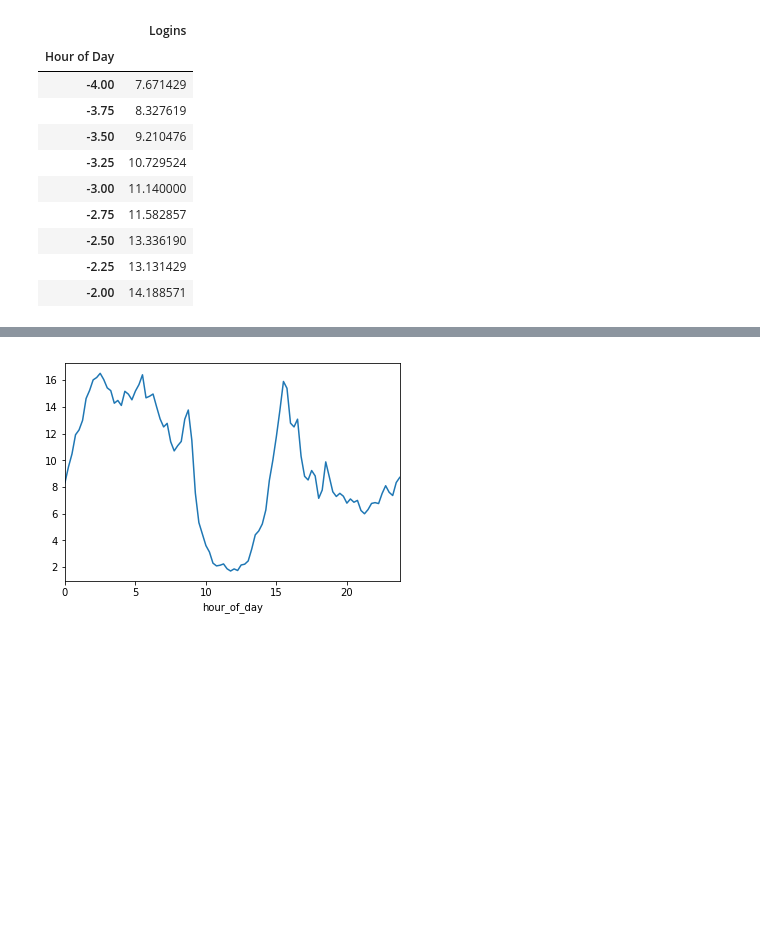
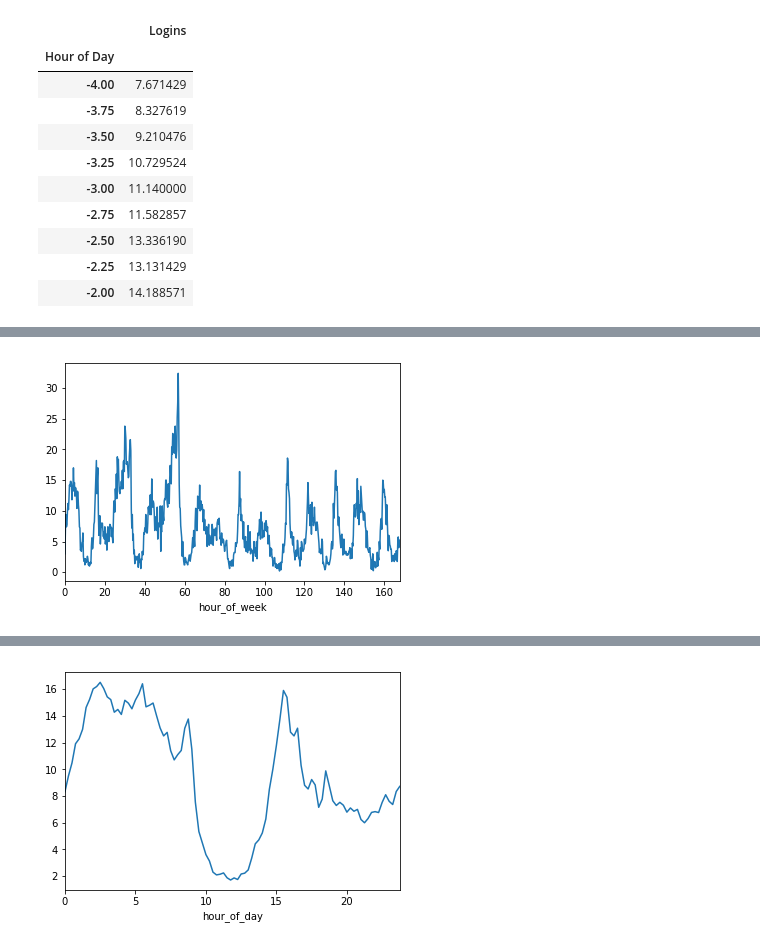
Before and after one commit to andyharless/ultimate_challenge, a Jupyter notebook: eda.ipynb, the cells around one changed output, grey strips where cells are left out. Cells and saved outputs as stored; diff of their text form; code cells hidden in the pictures; blank space fills up the shorter version.

```diff
--- a/eda.ipynb
+++ b/eda.ipynb
@@ -355,0 +422,11 @@ wkdays[-4:-2]
+# %%
+third = int(len(df)/3)
+part1 = df.iloc[:third]
+part2 = df.iloc[third:2*third]
+part3 = df.iloc[2*third:]
+# %%
+weekly_cycle1 = part1.groupby('hour_of_week').n.mean()
+weekly_cycle1.plot()
+plt.show()
+# %% [output]
+[figure, added]
```
Also changed, not shown: parts of 22 cells of this notebook.
